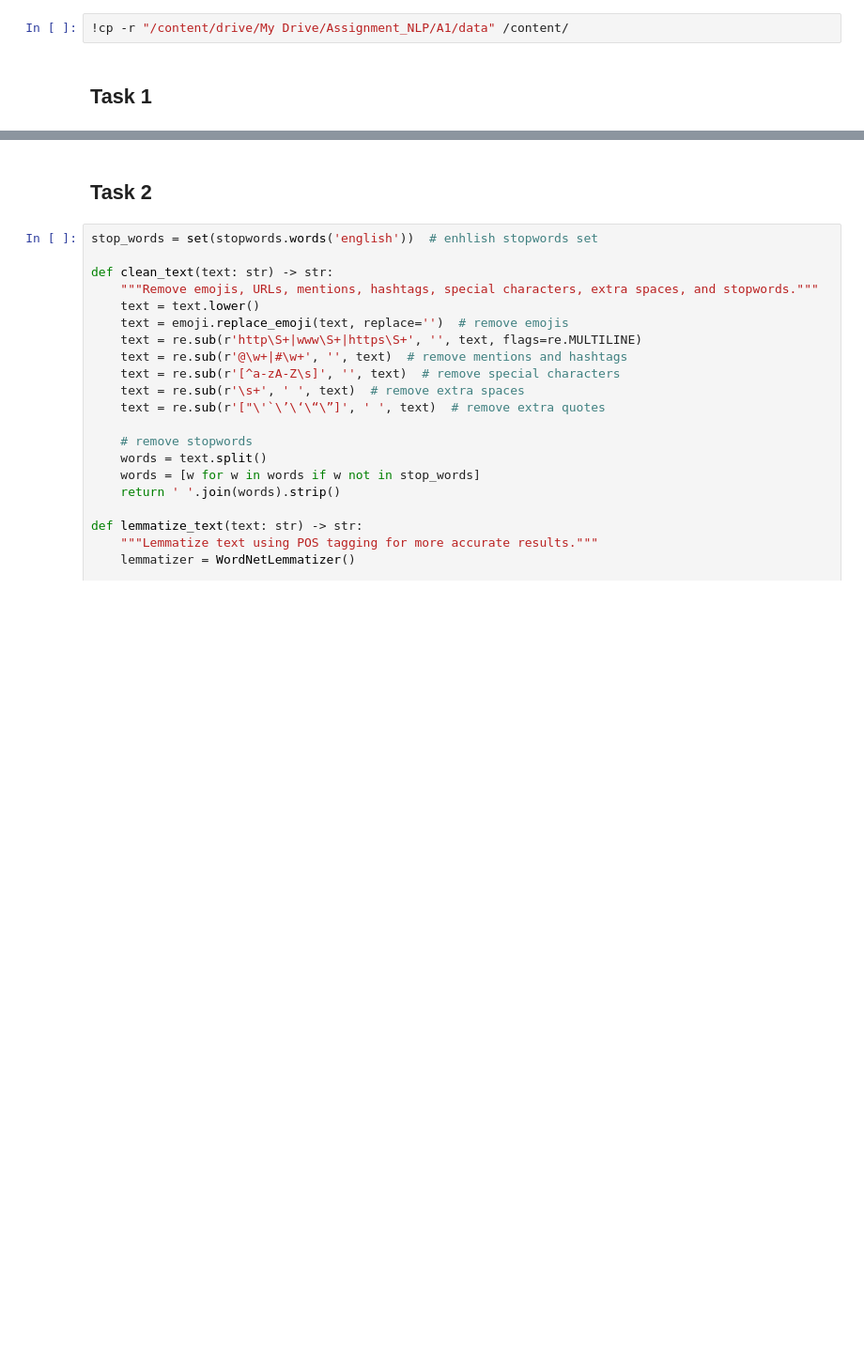
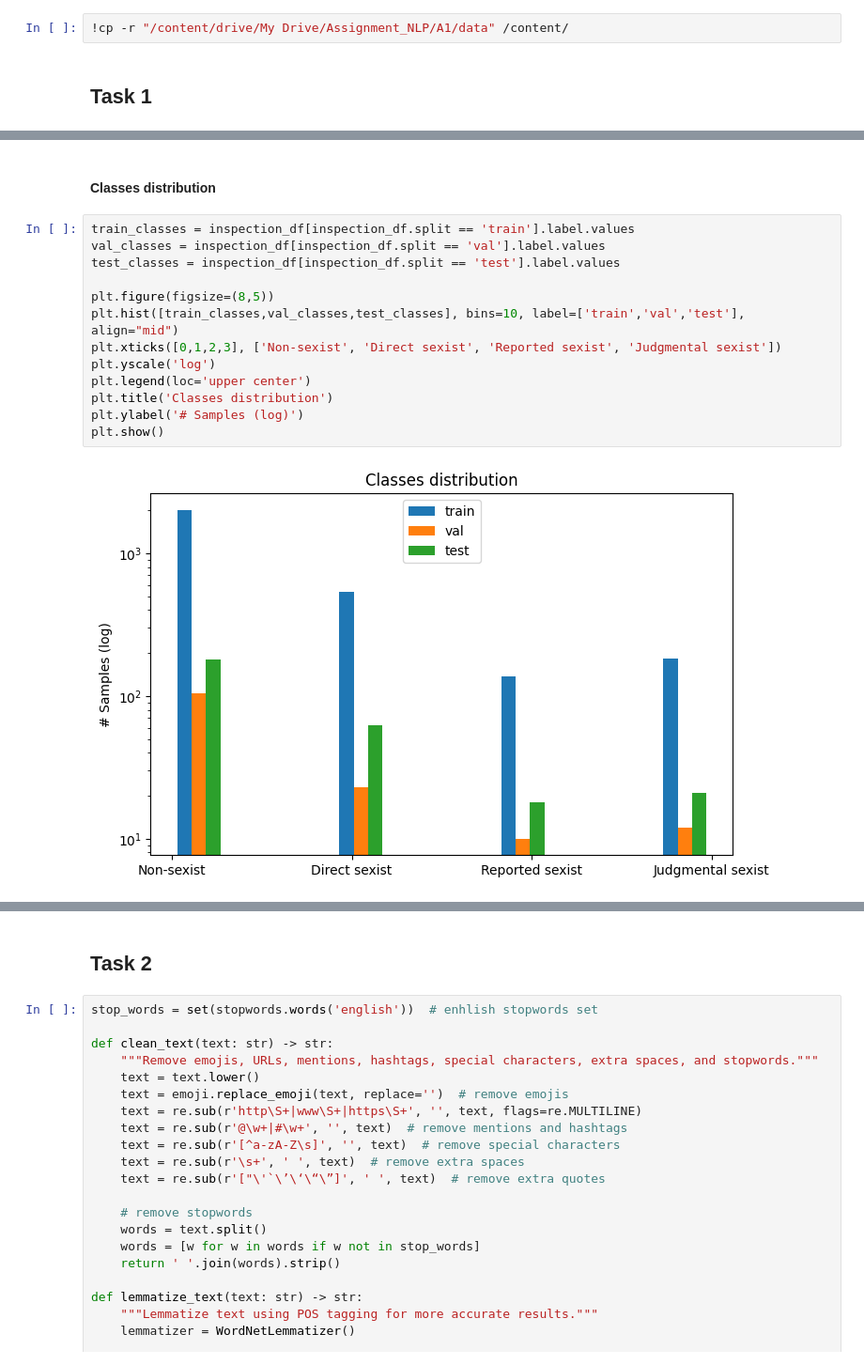
Before and after one commit to mattialodi0/progNLP, a Jupyter notebook: assignment-1/draft.ipynb, the cells around one changed output, grey strips where cells are left out. Shown at 94% size. Cells and saved outputs as stored; diff of their text form; blank space fills up the shorter version.

```diff
--- a/assignment-1/draft.ipynb
+++ b/assignment-1/draft.ipynb
@@ -121,0 +158,17 @@ train_df_np.head()
+# %% [markdown]
+#### Classes distribution
+# %%
+train_classes = inspection_df[inspection_df.split == 'train'].label.values
+val_classes = inspection_df[inspection_df.split == 'val'].label.values
+test_classes = inspection_df[inspection_df.split == 'test'].label.values
+
+plt.figure(figsize=(8,5))
+plt.hist([train_classes,val_classes,test_classes], bins=10, label=['train','val','test'], align="mid")
+plt.xticks([0,1,2,3], ['Non-sexist', 'Direct sexist', 'Reported sexist', 'Judgmental sexist'])
+plt.yscale('log')
+plt.legend(loc='upper center')
+plt.title('Classes distribution')
+plt.ylabel('# Samples (log)')
+plt.show()
+# %% [output]
+[figure, added]
```
Also changed, not shown: parts of 17 cells of this notebook.
